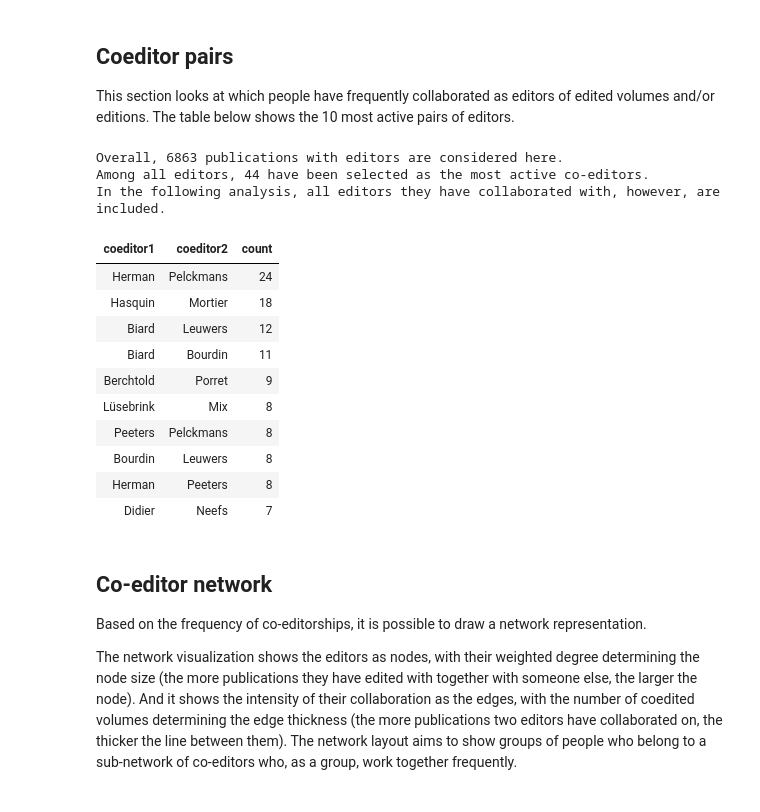
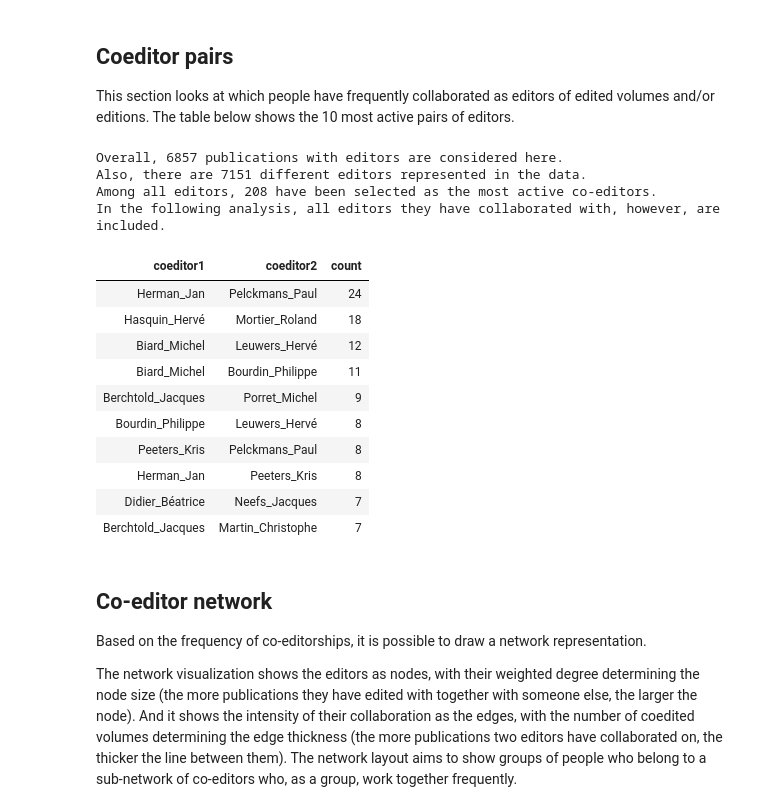
Before and after one commit to christofs/BIB18, a Jupyter notebook: coeditors.ipynb, the cells around one changed output. Cells and saved outputs as stored; diff of their text form; code cells hidden in the pictures.

```diff
--- a/coeditors.ipynb
+++ b/coeditors.ipynb
@@ -76,9 +76,20 @@ def get_editordata(bibdata):
     counter = 0
     for item in sections[:]:
         counter +=1
+        # Get the editors' last names
         xpath = ".//bib:editors//foaf:surname//text()"
-        editors = item.xpath(xpath, namespaces=namespaces)
-        editors = [editor for editor in editors if "lacollaborationde" not in editor]
+        editors_last = item.xpath(xpath, namespaces=namespaces)
+        editors_last = [editor for editor in editors_last if "lacollaborationde" not in editor]
+        # Get the editors' first names
+        xpath = ".//bib:editors//foaf:givenName//text()"
+        editors_first = item.xpath(xpath, namespaces=namespaces)
+        editors_first = [editor for editor in editors_first if "avec" not in editor]
+        # Combine the names in a concise manner
+        editors = []
+        for last, first in zip(editors_last, editors_first):
+            full = last + "_" + first
+            editors.append(full)
+        # Get the book titles
         xpath = ".//bib:Book/dc:title//text()"
         try:
             booktitle = item.xpath(xpath, namespaces=namespaces)[0]
@@ -175,7 +186,7 @@ from pandas.core.common import SettingWithCopyWarning
 warnings.simplefilter(action="ignore", category=SettingWithCopyWarning)
 
 
-def get_recurring_coeditors(editordata):
+def get_recurring_coeditors(editordata, topn):
     """
     Which people have frequently collaborated as editors?
     This is based on the data collected above (editors of unique titles).
@@ -188,6 +199,8 @@ def get_recurring_coeditors(editordata):
     # Get editor names from editordata.
     coeditors = editordata.values()
     print("Overall,", len(coeditors), "publications with editors are considered here.")
+    coeditor_names = [item for sublist in coeditors for item in sublist]
+    print("Also, there are", len(set(coeditor_names)) , "different editors represented in the data.")
 
     # Establish the count of each collaboration between editors
     import itertools
@@ -209,49 +222,51 @@ def get_recurring_coeditors(editordata):
     ccc = ccc.sort_values(by="count", ascending=False)
     #print(ccc.head())
     #print(ccc.shape, "shape of dataframe")
     with open(join(coeditorcounts_full_file), "w", encoding="utf8") as outfile:
         ccc.to_csv(outfile, sep=";")
 
     # Filter the DataFrame to make it manageable for visualization
     # Determine the top N most frequent co-editors
-    coeditors_top = list(set(list(ccc.head(30).loc[:,"coeditor1"]) +\
-        list(ccc.head(30).loc[:,"coeditor2"])))
+    coeditors_top = list(set(list(ccc.head(topn).loc[:,"coeditor1"]) +\
+        list(ccc.head(topn).loc[:,"coeditor2"])))
     #print(coeditors_top)
     print("Among all editors, " + str(len(coeditors_top)) + " have been selected as the most active co-editors.")
     print("In the following analysis, all editors they have collaborated with, however, are included.")
     # Filter the DataFrame to include just the collaborations involving at least one of the top co-editors.
     # The resulting DataFrame will have all collaborations between the top co-editors and their co-editors.
     ccc_filtered = ccc[(ccc["coeditor1"].isin(coeditors_top)) |\
                        (ccc["coeditor2"].isin(coeditors_top))]
     #print(ccc_filtered.shape, "shape of dataframe of top co-editors and their co-editors.")
     # Simplify the labels
     #ccc_filtered = ccc_filtered.replace(' .*?]', '',regex=True).astype(str)
     ccc_filtered.loc[:,'coeditor1'] =  [re.sub(r', .*','', str(x)) for x in ccc_filtered.loc[:,'coeditor1']]
     ccc_filtered.loc[:,'coeditor2'] =  [re.sub(r', .*','', str(x)) for x in ccc_filtered.loc[:,'coeditor2']]
 
     # Display this as a formatted table
     display(HTML(ccc_filtered.head(10).to_html(index=False)))
 
+    # Save to disk
     with open(join(coeditorcounts_top_file), "w", encoding="utf8") as outfile:
         ccc_filtered.to_csv(outfile, sep=";")
-    return ccc_filtered
+    return ccc, ccc_filtered
 
-ccc_filtered = get_recurring_coeditors(editordata)
+ccc, ccc_filtered = get_recurring_coeditors(editordata, topn=150)
 # %% [output]
-Overall, 6863 publications with editors are considered here.
-Among all editors, 44 have been selected as the most active co-editors.
+Overall, 6857 publications with editors are considered here.
+Also, there are 7151 different editors represented in the data.
+Among all editors, 208 have been selected as the most active co-editors.
 In the following analysis, all editors they have collaborated with, however, are included.
 | coeditor1 | coeditor2 | count |
-| Herman | Pelckmans | 24 |
-| Hasquin | Mortier | 18 |
-| Biard | Leuwers | 12 |
-| Biard | Bourdin | 11 |
-| Berchtold | Porret | 9 |
-| Lüsebrink | Mix | 8 |
-| Peeters | Pelckmans | 8 |
-| Bourdin | Leuwers | 8 |
-| Herman | Peeters | 8 |
-| Didier | Neefs | 7 |
+| Herman_Jan | Pelckmans_Paul | 24 |
+| Hasquin_Hervé | Mortier_Roland | 18 |
+| Biard_Michel | Leuwers_Hervé | 12 |
+| Biard_Michel | Bourdin_Philippe | 11 |
+| Berchtold_Jacques | Porret_Michel | 9 |
+| Bourdin_Philippe | Leuwers_Hervé | 8 |
+| Peeters_Kris | Pelckmans_Paul | 8 |
+| Herman_Jan | Peeters_Kris | 8 |
+| Didier_Béatrice | Neefs_Jacques | 7 |
+| Berchtold_Jacques | Martin_Christophe | 7 |
 # %% [markdown]
 ## Co-editor network
 
```
Also changed, not shown: parts of 19 cells of this notebook, 8 other files.
